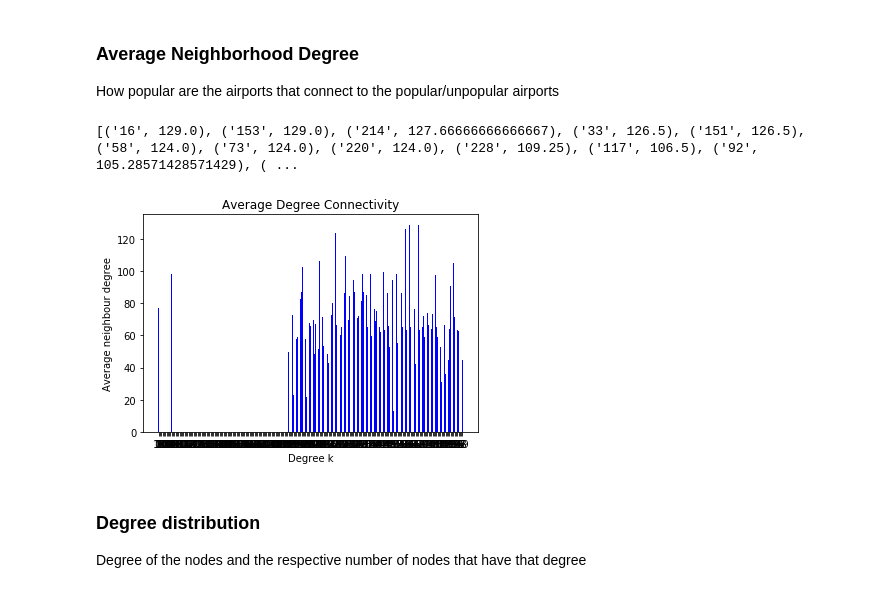
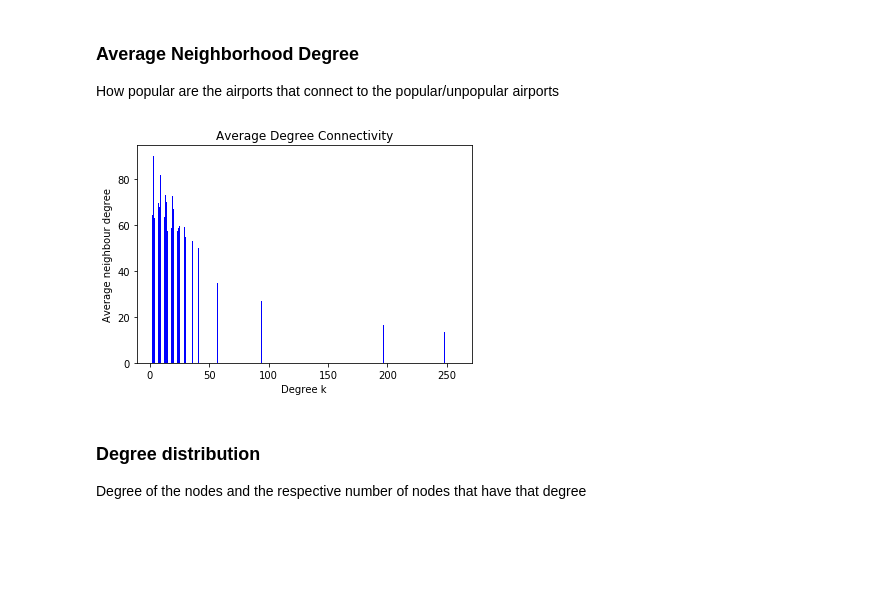
Before and after one commit to DCalhas/RC_Project, a Jupyter notebook: airports_RC.ipynb, the cells around one changed output. Drawn from its saved outputs; the diff is of its cells as text; code cells hidden in the pictures; blank space fills up the shorter version.

Commit message:
fixed average degree connectivity

```diff
--- a/airports_RC.ipynb
+++ b/airports_RC.ipynb
@@ -113,25 +113,24 @@ How popular are the airports that connect to the popular/unpopular airports
 # %%
 import operator
 
 # Get the average degree connectivity dic
-average_degree_conn = nx.average_neighbor_degree(G)
+average_degree_conn = nx.average_degree_connectivity(G)
 
 # sort it in a list
 sorted_average_degree_conn = sorted(average_degree_conn.items(), key=operator.itemgetter(1), reverse=True)
 
 # Get two lists, one with the degrees X and the other one with the average degree of the neighbours of node
 # with degree X
 degrees, neighbour_degree_average = zip(*sorted_average_degree_conn)
 
 ax = plt.subplot()
 plt.bar(degrees, neighbour_degree_average, width=0.5, color='b')
 plt.title("Average Degree Connectivity")
 plt.ylabel("Average neighbour degree")
 plt.xlabel("Degree k")
 plt.show()
 # %% [output]
-[('16', 129.0), ('153', 129.0), ('214', 127.66666666666667), ('33', 126.5), ('151', 126.5), ('58', 124.0), ('73', 124.0), ('220', 124.0), ('228', 109.25), ('117', 106.5), ('92', 105.28571428571429), ( ...
-[figure, old version]
+[figure, new version]
 # %% [markdown]
 ### Degree distribution
 Degree of the nodes and the respective number of nodes that have that degree
```
Also changed, not shown: parts of 1 cell of this notebook.
